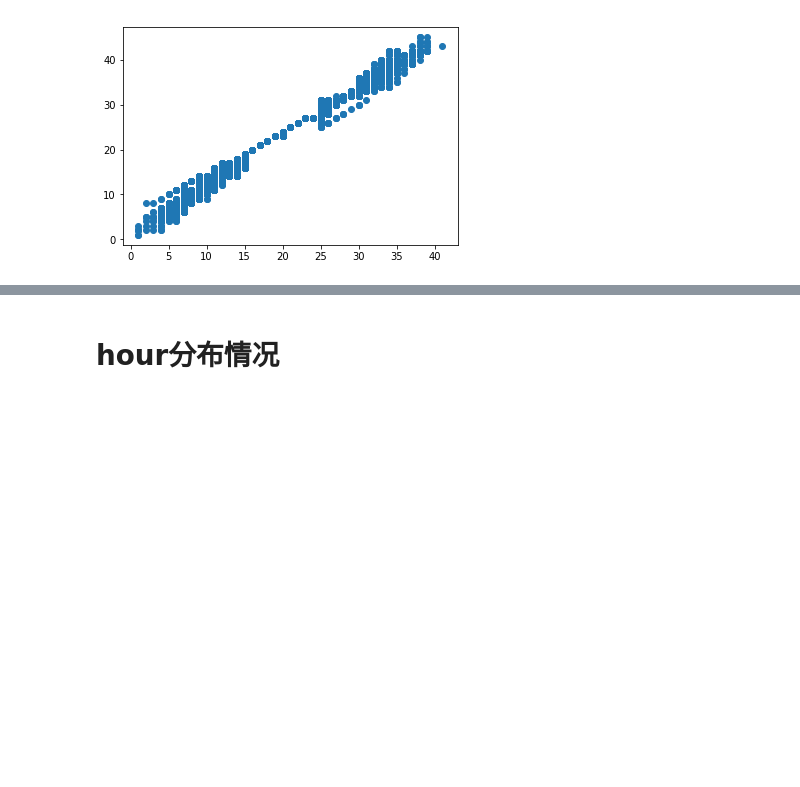
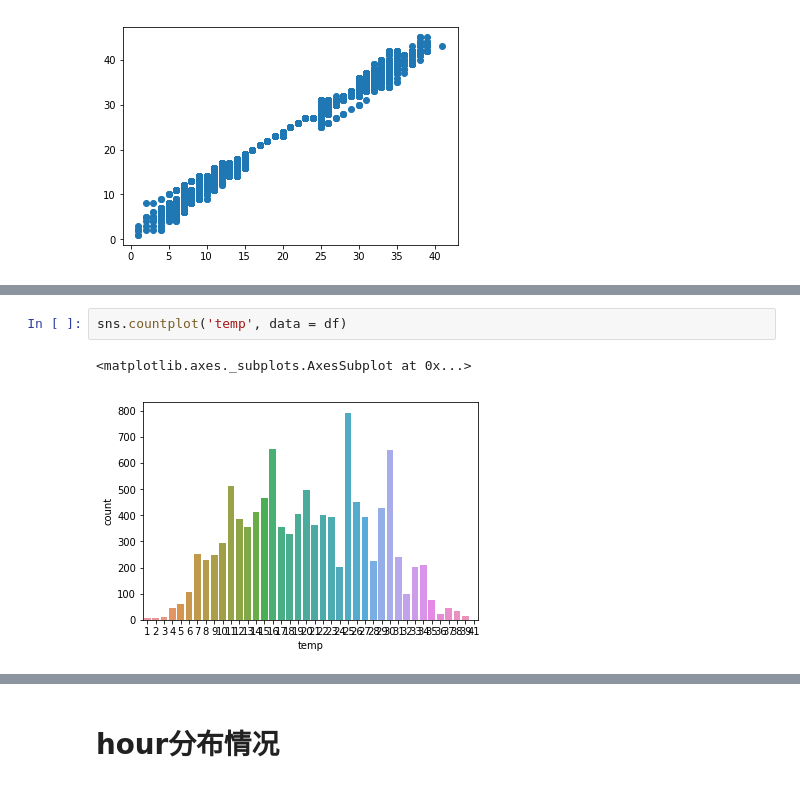
Before and after one commit to nkzxw/dirtysalt.github.io, a Jupyter notebook: codes/kaggle/bike-sharing-demand/bike-sharing-demand-data.ipynb, the cells around one changed output, grey strips where cells are left out. Cells and saved outputs as stored; diff of their text form; blank space fills up the shorter version.

```diff
--- a/codes/kaggle/bike-sharing-demand/bike-sharing-demand-data.ipynb
+++ b/codes/kaggle/bike-sharing-demand/bike-sharing-demand-data.ipynb
@@ -112,0 +132,5 @@ plt.scatter(df['temp'], df['atemp'])
+# %%
+sns.countplot('temp', data = df)
+# %% [output]
+<matplotlib.axes._subplots.AxesSubplot at 0x...>
+[figure, added]
```
Also changed, not shown: parts of 18 cells of this notebook, 8 other files.
